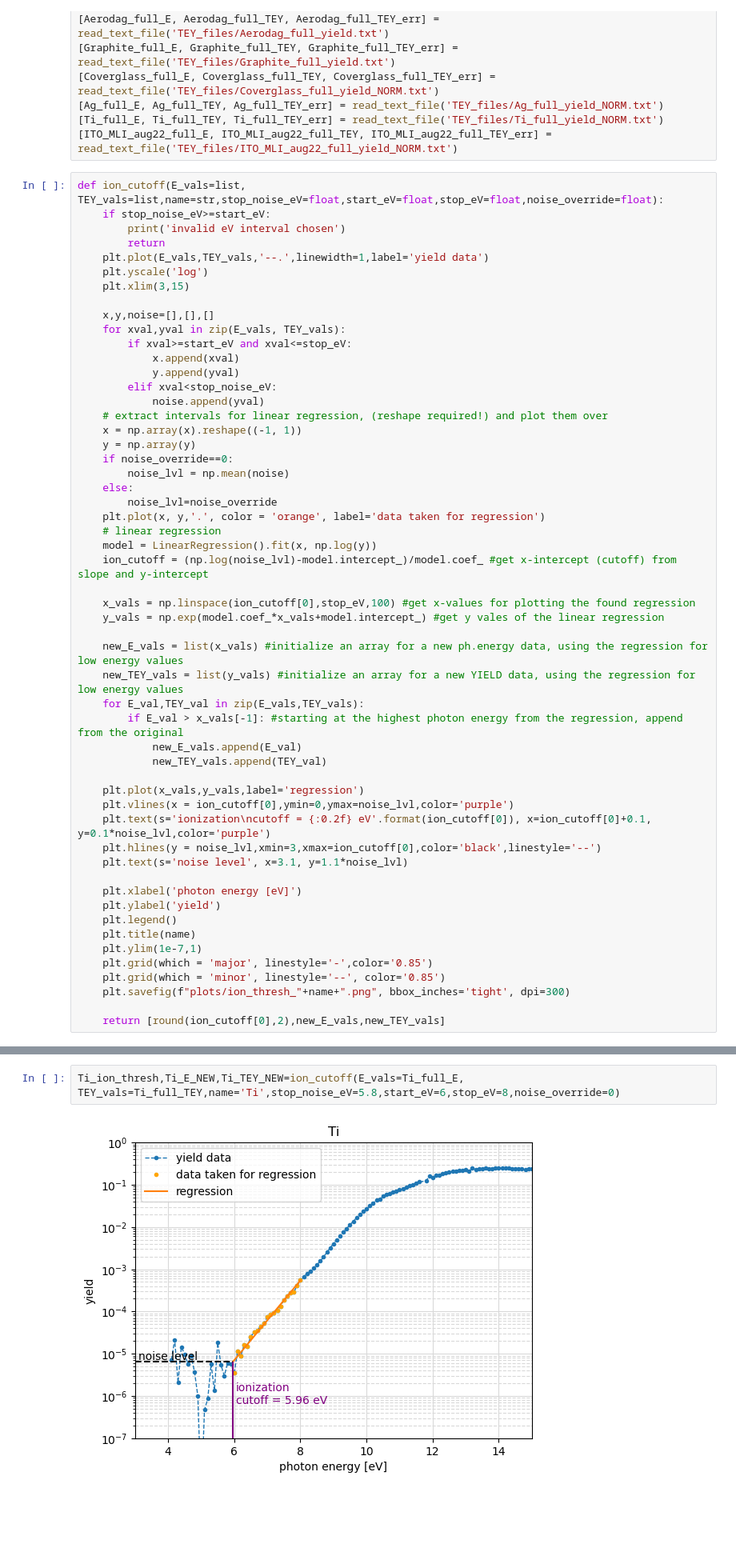
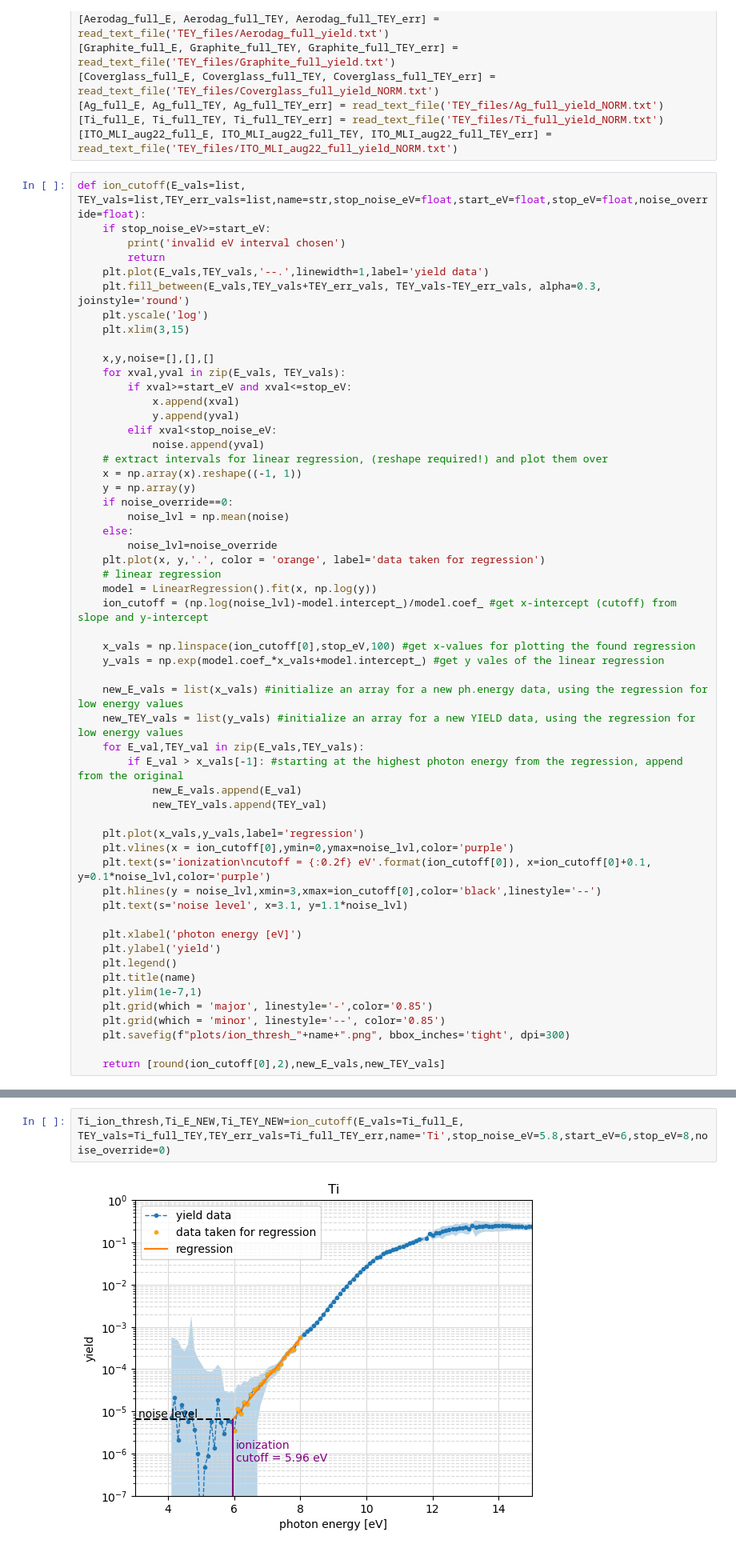
Before and after one commit to sebastiankalos/NYUAD_Elettra_Data_Analysis, a Jupyter notebook: ionization_limits.ipynb, the cells around one changed output, grey strips where cells are left out. Shown at 80% size. Saved outputs shown, nothing was run; the diff lists cells and outputs as text; blank space fills up the shorter version.

```diff
--- a/ionization_limits.ipynb
+++ b/ionization_limits.ipynb
@@ -90,11 +91,12 @@ def read_text_file(filename):
 [Ti_full_E, Ti_full_TEY, Ti_full_TEY_err] = read_text_file('TEY_files/Ti_full_yield_NORM.txt')
 [ITO_MLI_aug22_full_E, ITO_MLI_aug22_full_TEY, ITO_MLI_aug22_full_TEY_err] = read_text_file('TEY_files/ITO_MLI_aug22_full_yield_NORM.txt')
 # %%
-def ion_cutoff(E_vals=list, TEY_vals=list,name=str,stop_noise_eV=float,start_eV=float,stop_eV=float,noise_override=float):
+def ion_cutoff(E_vals=list, TEY_vals=list,TEY_err_vals=list,name=str,stop_noise_eV=float,start_eV=float,stop_eV=float,noise_override=float):
     if stop_noise_eV>=start_eV:
         print('invalid eV interval chosen')
         return
     plt.plot(E_vals,TEY_vals,'--.',linewidth=1,label='yield data')
+    plt.fill_between(E_vals,TEY_vals+TEY_err_vals, TEY_vals-TEY_err_vals, alpha=0.3, joinstyle='round')
     plt.yscale('log')
     plt.xlim(3,15)
 
@@ -170,5 +172,5 @@ Ag_ion_thresh,Ag_E_NEW,Ag_TEY_NEW=ion_cutoff(E_vals=Ag_full_E, TEY_vals=Ag_full_
 # %%
-Ti_ion_thresh,Ti_E_NEW,Ti_TEY_NEW=ion_cutoff(E_vals=Ti_full_E, TEY_vals=Ti_full_TEY,name='Ti',stop_noise_eV=5.8,start_eV=6,stop_eV=8,noise_override=0)
+Ti_ion_thresh,Ti_E_NEW,Ti_TEY_NEW=ion_cutoff(E_vals=Ti_full_E, TEY_vals=Ti_full_TEY,TEY_err_vals=Ti_full_TEY_err,name='Ti',stop_noise_eV=5.8,start_eV=6,stop_eV=8,noise_override=0)
 # %% [output]
-[figure, old version]
+[figure, new version]
 # %%
```
Also changed, not shown: parts of 20 cells of this notebook, 11 other files.
